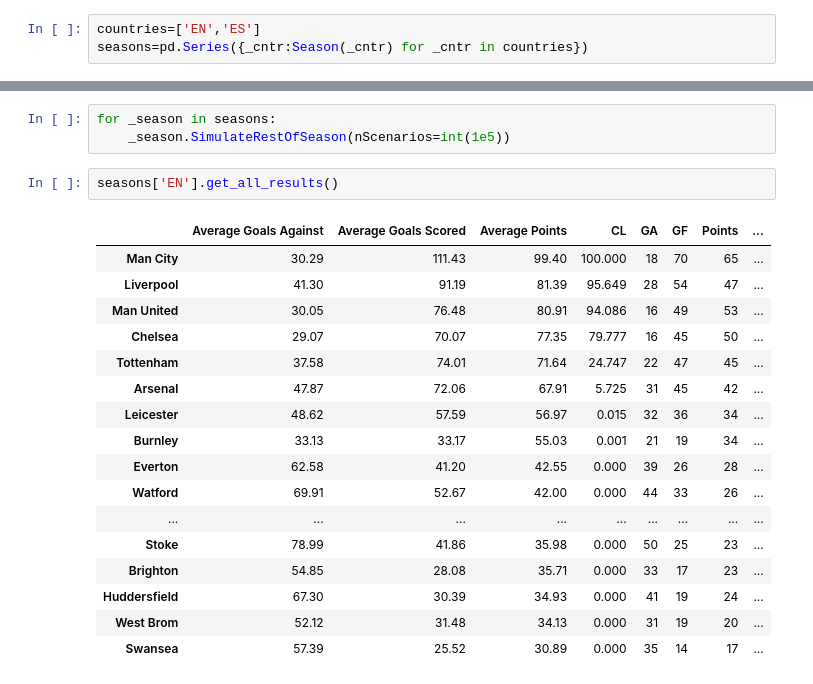
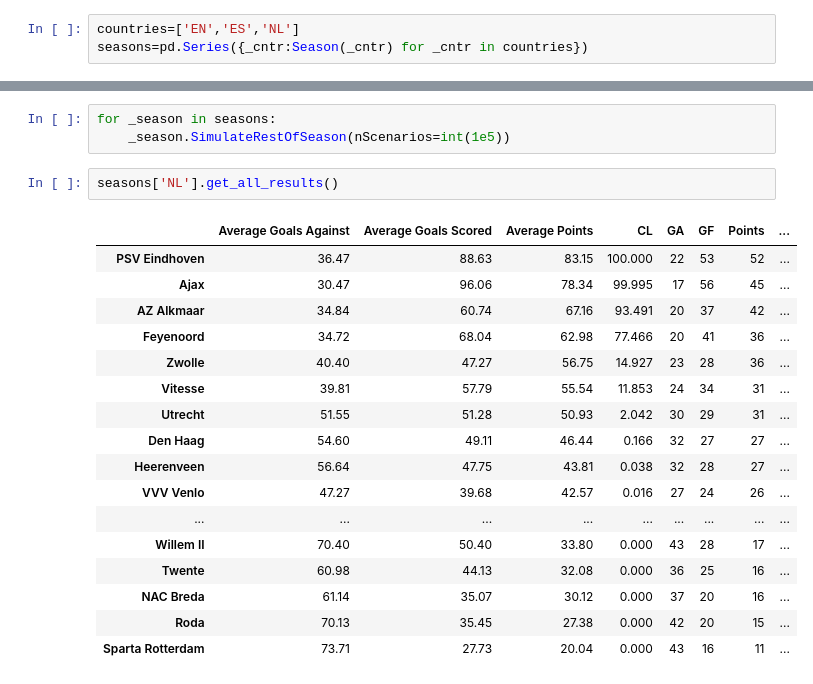
Before and after one commit to tchnvkng/python_notebooks, a Jupyter notebook: premier_league/pl.ipynb, the cells around one changed output, grey strips where cells are left out. Drawn from its saved outputs; the diff is of its cells as text.

```diff
--- a/premier_league/pl.ipynb
+++ b/premier_league/pl.ipynb
@@ -6,6 +6,6 @@ import matplotlib.pyplot as plt
 from plFuns import *
 plt.rcParams['figure.figsize']=[32,18]
 # %%
-countries=['EN','ES']
+countries=['EN','ES','NL']
 seasons=pd.Series({_cntr:Season(_cntr) for _cntr in countries})
 # %%
@@ -41,23 +42,23 @@ manu.plt()
 for _season in seasons:
     _season.SimulateRestOfSeason(nScenarios=int(1e5))
 # %%
-seasons['EN'].get_all_results()
+seasons['NL'].get_all_results()
 # %% [output]
 |  | Average Goals Against | Average Goals Scored | Average Points | CL | GA | GF | Points | ... |
-| Man City | 30.29 | 111.43 | 99.40 | 100.000 | 18 | 70 | 65 | ... |
-| Liverpool | 41.30 | 91.19 | 81.39 | 95.649 | 28 | 54 | 47 | ... |
-| Man United | 30.05 | 76.48 | 80.91 | 94.086 | 16 | 49 | 53 | ... |
-| Chelsea | 29.07 | 70.07 | 77.35 | 79.777 | 16 | 45 | 50 | ... |
-| Tottenham | 37.58 | 74.01 | 71.64 | 24.747 | 22 | 47 | 45 | ... |
-| Arsenal | 47.87 | 72.06 | 67.91 | 5.725 | 31 | 45 | 42 | ... |
-| Leicester | 48.62 | 57.59 | 56.97 | 0.015 | 32 | 36 | 34 | ... |
-| Burnley | 33.13 | 33.17 | 55.03 | 0.001 | 21 | 19 | 34 | ... |
-| Everton | 62.58 | 41.20 | 42.55 | 0.000 | 39 | 26 | 28 | ... |
-| Watford | 69.91 | 52.67 | 42.00 | 0.000 | 44 | 33 | 26 | ... |
+| PSV Eindhoven | 36.47 | 88.63 | 83.15 | 100.000 | 22 | 53 | 52 | ... |
+| Ajax | 30.47 | 96.06 | 78.34 | 99.995 | 17 | 56 | 45 | ... |
+| AZ Alkmaar | 34.84 | 60.74 | 67.16 | 93.491 | 20 | 37 | 42 | ... |
+| Feyenoord | 34.72 | 68.04 | 62.98 | 77.466 | 20 | 41 | 36 | ... |
+| Zwolle | 40.40 | 47.27 | 56.75 | 14.927 | 23 | 28 | 36 | ... |
+| Vitesse | 39.81 | 57.79 | 55.54 | 11.853 | 24 | 34 | 31 | ... |
+| Utrecht | 51.55 | 51.28 | 50.93 | 2.042 | 30 | 29 | 31 | ... |
+| Den Haag | 54.60 | 49.11 | 46.44 | 0.166 | 32 | 27 | 27 | ... |
+| Heerenveen | 56.64 | 47.75 | 43.81 | 0.038 | 32 | 28 | 27 | ... |
+| VVV Venlo | 47.27 | 39.68 | 42.57 | 0.016 | 27 | 24 | 26 | ... |
 | ... | ... | ... | ... | ... | ... | ... | ... | ... |
-| Stoke | 78.99 | 41.86 | 35.98 | 0.000 | 50 | 25 | 23 | ... |
-| Brighton | 54.85 | 28.08 | 35.71 | 0.000 | 33 | 17 | 23 | ... |
-| Huddersfield | 67.30 | 30.39 | 34.93 | 0.000 | 41 | 19 | 24 | ... |
-| West Brom | 52.12 | 31.48 | 34.13 | 0.000 | 31 | 19 | 20 | ... |
-| Swansea | 57.39 | 25.52 | 30.89 | 0.000 | 35 | 14 | 17 | ... |
+| Willem II | 70.40 | 50.40 | 33.80 | 0.000 | 43 | 28 | 17 | ... |
+| Twente | 60.98 | 44.13 | 32.08 | 0.000 | 36 | 25 | 16 | ... |
+| NAC Breda | 61.14 | 35.07 | 30.12 | 0.000 | 37 | 20 | 16 | ... |
+| Roda | 70.13 | 35.45 | 27.38 | 0.000 | 42 | 20 | 15 | ... |
+| Sparta Rotterdam | 73.71 | 27.73 | 20.04 | 0.000 | 43 | 16 | 11 | ... |
 # %%
```
Also changed, not shown: parts of 11 cells of this notebook, 1 other file.
